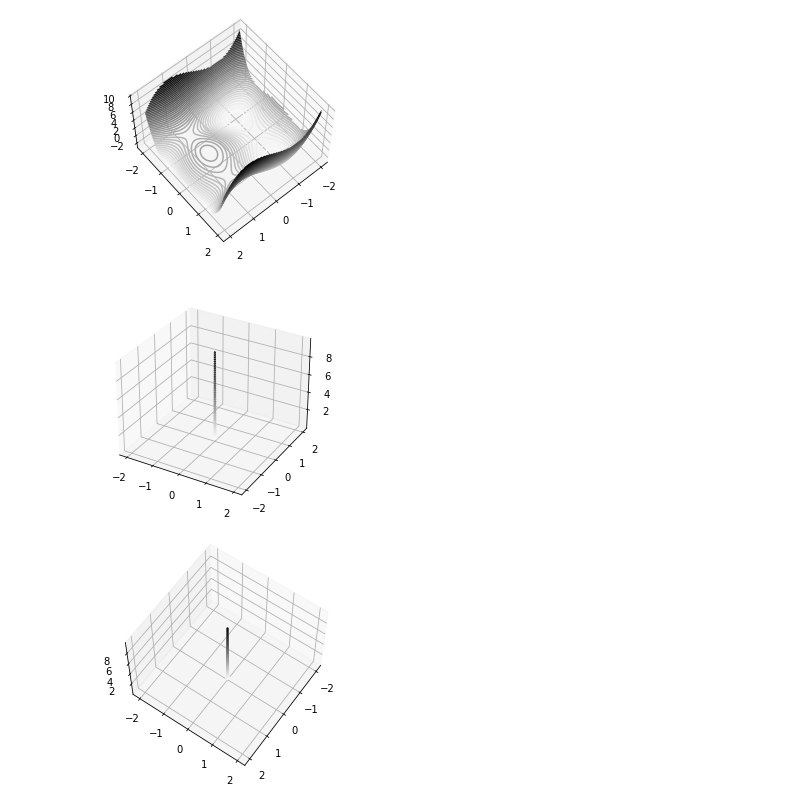
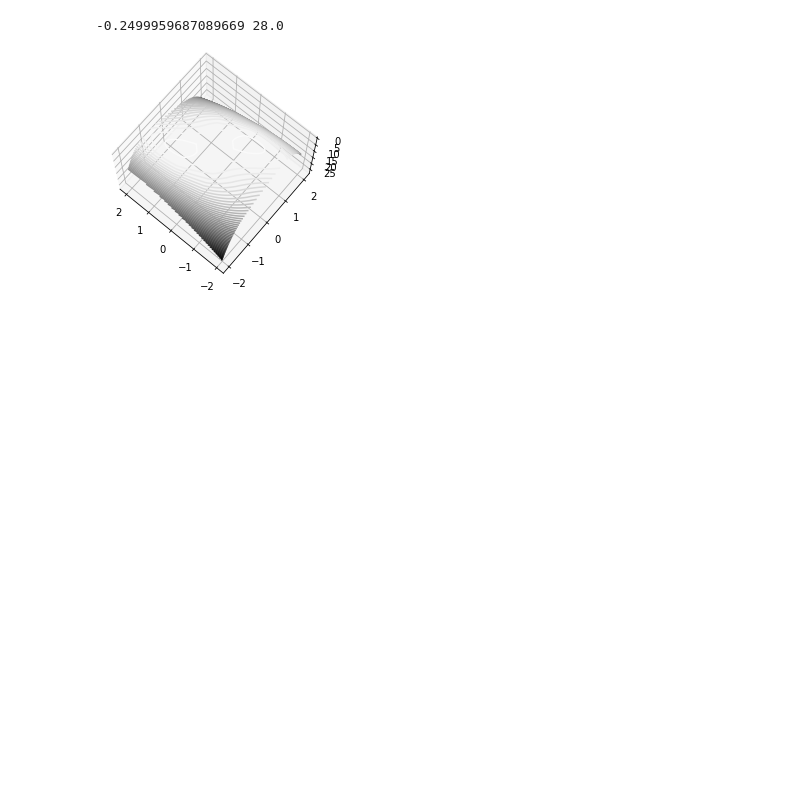
Before and after one commit to Kiminje/py38torch, a Jupyter notebook: Machine_Learning/ML_ploting.ipynb, the cells around one changed output. Saved outputs shown, nothing was run; the diff lists cells and outputs as text; code cells hidden in the pictures; blank space fills up the shorter version.

```diff
--- a/Machine_Learning/ML_ploting.ipynb
+++ b/Machine_Learning/ML_ploting.ipynb
@@ -1,40 +1,35 @@
 # %%
 import numpy as np
 from mpl_toolkits import mplot3d
 import matplotlib.pyplot as plt
-x = np.linspace(-2, 2, 200)
-y = np.linspace(-2, 2, 200)
+x = np.linspace(-2, -0.5, 300), np.linspace(0.5, 2, 300)
+y = np.linspace(-2, -0.5, 300), np.linspace(0.5, 2, 300)
 
 X, Y = np.meshgrid(x, y)
 def f(x, y):
     return x**2 + y **2 + x**(-2) * y **(-2)
 
 
 def f1(x, y):
     return 3*x - x**3 -2*(y**2) + y**4
 
+def f2(x, y):
+    return x**2 + y**4 + 2*x*y
+
 def Plot(z):
     #plt.style.use('ggplot')
     fig = plt.figure()
     ax = plt.axes(projection='3d')
     ax.contour3D(X, Y, z, 50, cmap='binary')
-    ax.view_init(60, 50)
+    ax.view_init(250, 50)
     fig
 
-z1 = f1(X, Y)
-Plot(z1)
+# z1 = f1(X, Y)
+# Plot(z1)
 
-z = f(X, Y)
-
-#plt.style.use('ggplot')
-fig = plt.figure()
-ax = plt.axes(projection='3d')
-ax.contour3D(X, Y, z, 50, cmap='binary')
-
-plt.show()
-ax.view_init(60,35)
-fig
+z = f2(X, Y)
+print(np.min(z), np.max(z))
+Plot(z)
 # %% [output]
+-0.2499959687089669 28.0
-[figure, old version]
+[figure, new version]
-[figure, removed]
-[figure, removed]
```
Also changed, not shown: 2 other files.
